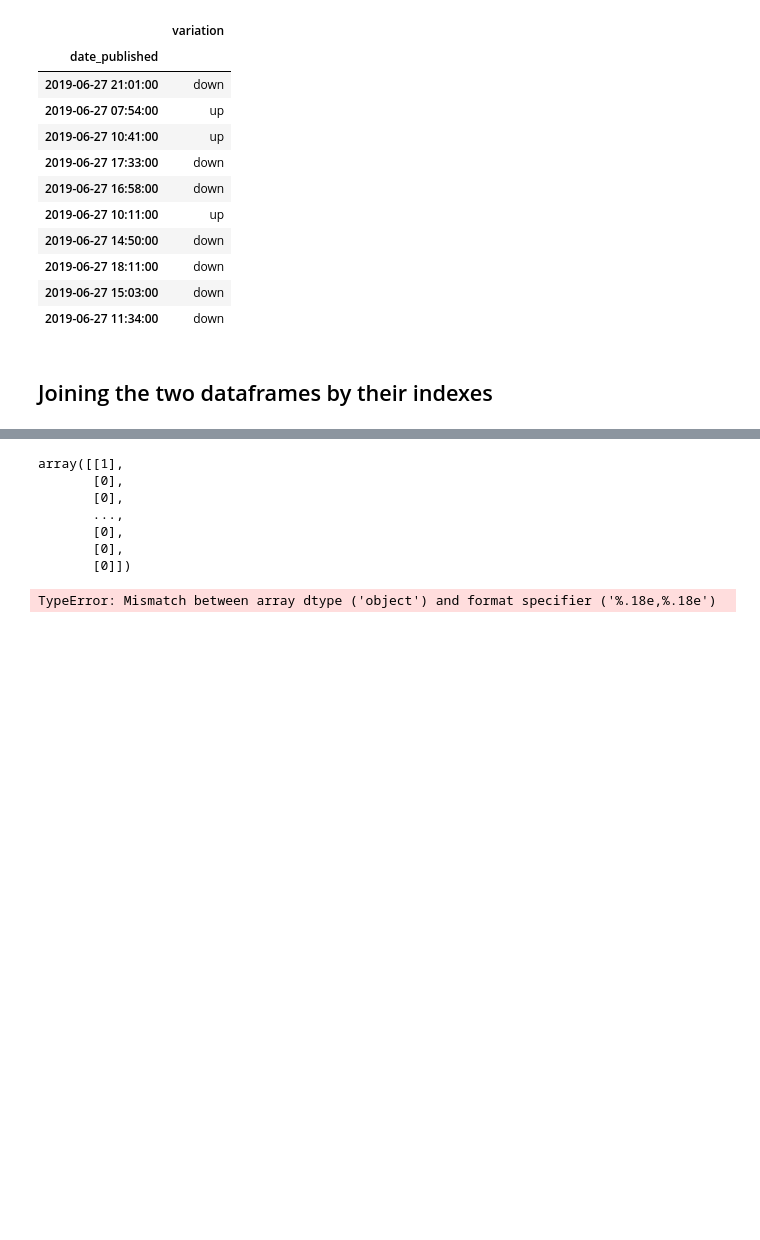
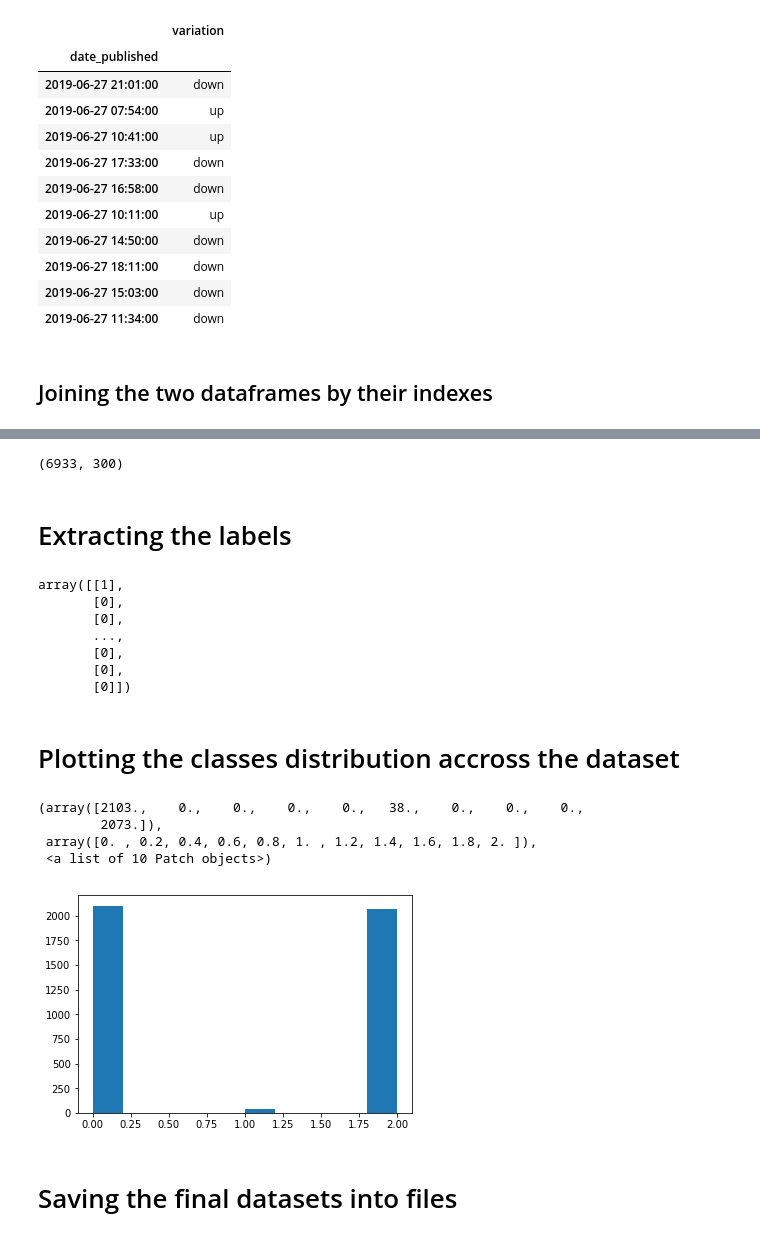
Before and after one commit to gcarvs/News-Impact-On-Dollar, a Jupyter notebook: notebooks/Pre-processing 3 - Preparing the data for the Neural Network.ipynb, the cells around one changed output, grey strips where cells are left out. Drawn from its saved outputs; the diff is of its cells as text; code cells hidden in the pictures; blank space fills up the shorter version.

```diff
--- a/notebooks/Pre-processing 3 - Preparing the data for the Neural Network.ipynb
+++ b/notebooks/Pre-processing 3 - Preparing the data for the Neural Network.ipynb
@@ -117,12 +168,23 @@ features
+# %%
+embedding_matrix = np.zeros((len(word_index) + 1, 300))
+
+for word, i in word_index.items():
+    try:
+        embedding_vector = word_vec_model[word]
+        embedding_matrix[i] = embedding_vector
+    except KeyError:
+        pass
+
+embedding_matrix.shape
+# %% [output]
+(6933, 300)
+# %% [markdown]
+# Extracting the labels
 # %%
-news_df['variation'] = news_df['variation'].apply(lambda variation: 2 if variation == 'up' else (0 if variation == 'down' else 1))
+news_df['variation'] = news_df['variation'].apply(lambda variation: int(2) if variation == 'up' else (int(0) if variation == 'down' else int(1)))
 labels = news_df[['variation']].to_numpy()
-# encoder = LabelEncoder()
-# encoder.fit(labels)
-# labels = encoder.transform(labels)
-# labels = np_utils.to_categorical(labels)
+
 labels
-#plt.hist(labels)
 # %% [output]
 array([[1],
        [0],
@@ -131,8 +193,19 @@ array([[1],
        [0],
        [0],
        [0]])
+# %% [markdown]
+# Plotting the classes distribution accross the dataset
+# %%
+plt.hist(labels)
+# %% [output]
+(array([2103.,    0.,    0.,    0.,    0.,   38.,    0.,    0.,    0.,
+        2073.]),
+ array([0. , 0.2, 0.4, 0.6, 0.8, 1. , 1.2, 1.4, 1.6, 1.8, 2. ]),
+ <a list of 10 Patch objects>)
+[figure, added]
+# %% [markdown]
+# Saving the final datasets into files
 # %%
 np.savetxt("../datasets/final-data/features.csv", features, delimiter=",")
 np.savetxt("../datasets/final-data/labels.csv", labels, delimiter=",")
+np.savetxt('../datasets/final-data/embedding_matrix.csv', embedding_matrix, delimiter=',')
-# %% [output]
-TypeError: Mismatch between array dtype ('object') and format specifier ('%.18e,%.18e')
```
Also changed, not shown: parts of 14 cells of this notebook, 3 other files.
